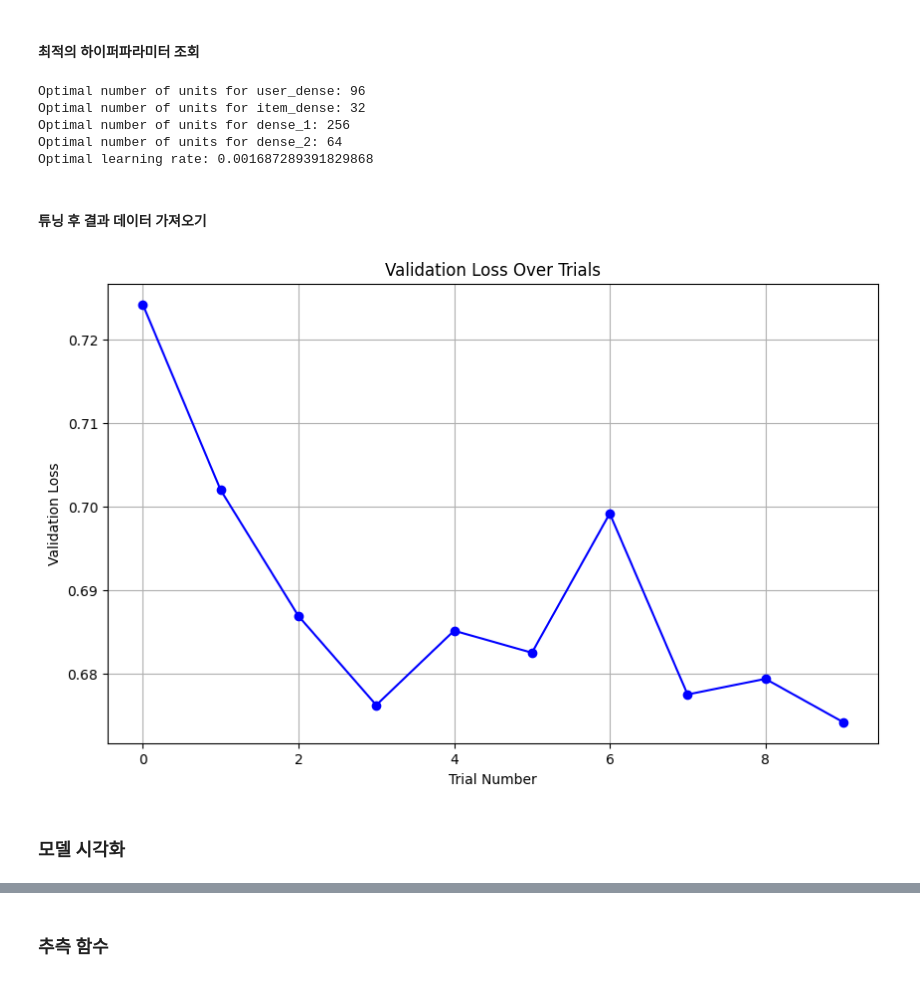
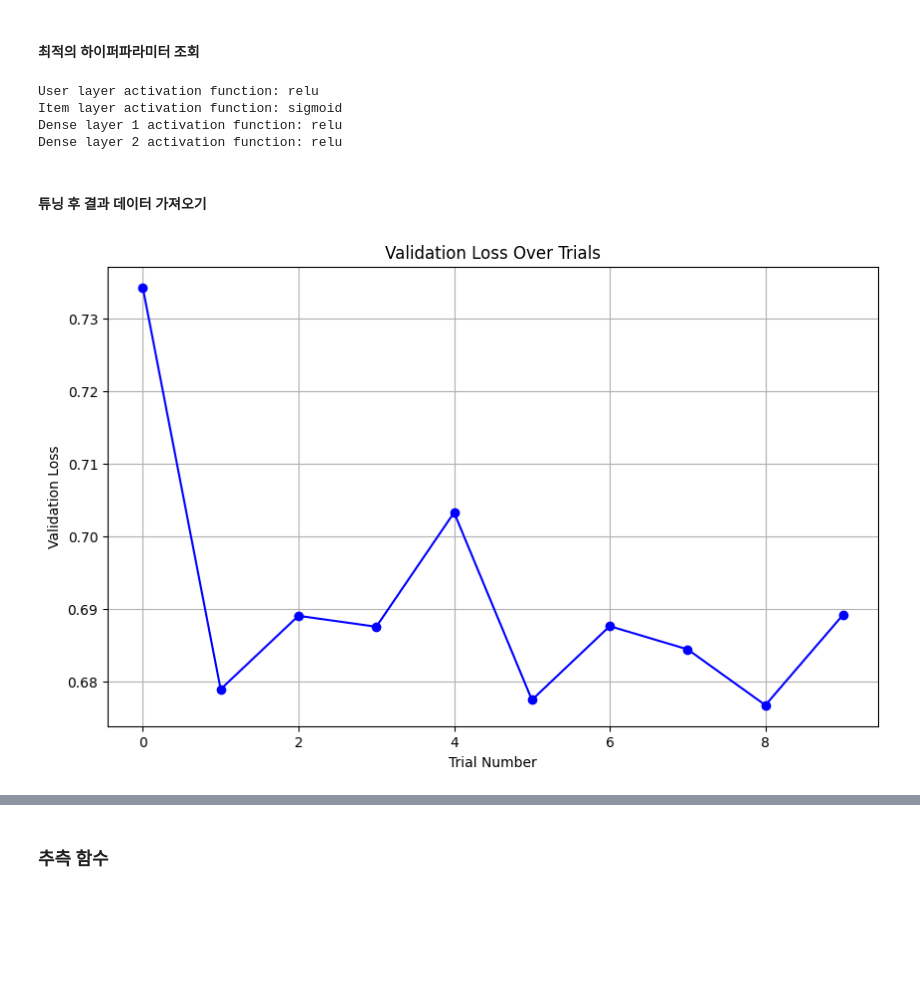
Before and after one commit to lucete171/TravelMate, a Jupyter notebook: src/code/Model.ipynb, the cells around one changed output, grey strips where cells are left out. Saved outputs shown, nothing was run; the diff lists cells and outputs as text; code cells hidden in the pictures; blank space fills up the shorter version.

Commit message:
change model

```diff
--- a/src/code/Model.ipynb
+++ b/src/code/Model.ipynb
@@ -624,27 +605,35 @@ class NCFHyperModel(HyperModel):
         user_input = Input(shape=(self.num_user_features,), name='user_input')
         item_input = Input(shape=(self.num_item_features,), name='item_input')
 
+        # Choose activation functions for user and item layers
+        user_activation = hp.Choice('user_activation', values=['relu', 'tanh', 'sigmoid'])
+        item_activation = hp.Choice('item_activation', values=['relu', 'tanh', 'sigmoid'])
+
         # Define user and item layers with tunable number of units
         user_layer = Dense(hp.Int('user_units', min_value=32, max_value=128, step=32),
-                           activation='relu', name='user_dense')(user_input)
+                           activation=user_activation, name='user_dense')(user_input)
         user_layer = Dropout(hp.Float('user_dropout', min_value=0.2, max_value=0.5, step=0.1),
                              name='user_dropout')(user_layer)
 
         item_layer = Dense(hp.Int('item_units', min_value=32, max_value=128, step=32),
-                           activation='relu', name='item_dense')(item_input)
+                           activation=item_activation, name='item_dense')(item_input)
         item_layer = Dropout(hp.Float('item_dropout', min_value=0.2, max_value=0.5, step=0.1),
                              name='item_dropout')(item_layer)
 
         # Concatenate user and item layers
         concat_layer = Concatenate()([user_layer, item_layer])
 
+        # Choose activation functions for dense layers
+        dense_1_activation = hp.Choice('dense_1_activation', values=['relu', 'tanh', 'sigmoid'])
+        dense_2_activation = hp.Choice('dense_2_activation', values=['relu', 'tanh', 'sigmoid'])
+
         # Add dense layers with tunable units and dropout rates
         dense_1 = Dense(hp.Int('dense_1_units', min_value=64, max_value=256, step=64),
-                        activation='relu', name='dense_1')(concat_layer)
+                        activation=dense_1_activation, name='dense_1')(concat_layer)
         dropout_1 = Dropout(hp.Float('dropout_1_rate', min_value=0.2, max_value=0.5, step=0.1),
                             name='dropout_1')(dense_1)
         dense_2 = Dense(hp.Int('dense_2_units', min_value=32, max_value=128, step=32),
-                        activation='relu', name='dense_2')(dropout_1)
+                        activation=dense_2_activation, name='dense_2')(dropout_1)
         dropout_2 = Dropout(hp.Float('dropout_2_rate', min_value=0.2, max_value=0.5, step=0.1),
                             name='dropout_2')(dense_2)
         output = Dense(1, activation='linear', name='output')(dropout_2)
@@ -674,8 +663,8 @@ tuner = RandomSearch(
     objective='val_mae',  # 검증 손실로 최적화
     max_trials=10,        # 시도할 하이퍼파라미터 조합 수
     executions_per_trial=2,  # 각 조합을 몇 번 실행할지
-    directory='ncf_tuning',  # 결과 저장 폴더
-    project_name='ncf_model'
+    directory='fitted_ncf_tuning_1',  # 결과 저장 폴더
+    project_name='fitted_ncf_model_1'
 )
 
 # 데이터 분리
@@ -733,50 +722,46 @@ Test MAE: 0.6503444314002991
 # %% [markdown]
 #### 최적의 하이퍼파라미터 조회
-# %%
-# 최적의 하이퍼파라미터 출력
-best_hps = tuner.get_best_hyperparameters(num_trials=1)[0]
-print(f"""
-Optimal number of units for user_dense: {best_hps.get('user_units')}
-Optimal number of units for item_dense: {best_hps.get('item_units')}
-Optimal number of units for dense_1: {best_hps.get('dense_1_units')}
-Optimal number of units for dense_2: {best_hps.get('dense_2_units')}
-Optimal learning rate: {best_hps.get('learning_rate')}
-""")
-# %% [output]
-Optimal number of units for user_dense: 96
-Optimal number of units for item_dense: 32
-Optimal number of units for dense_1: 256
-Optimal number of units for dense_2: 64
-Optimal learning rate: 0.001687289391829868
+# %%
+# 최적의 하이퍼파라미터를 얻기
+best_hps = tuner.get_best_hyperparameters(num_trials=1)[0]
+
+# 각 레이어별 activation function 출력
+print(f"User layer activation function: {best_hps.get('user_activation')}")
+print(f"Item layer activation function: {best_hps.get('item_activation')}")
+print(f"Dense layer 1 activation function: {best_hps.get('dense_1_activation')}")
+print(f"Dense layer 2 activation function: {best_hps.get('dense_2_activation')}")
+# %% [output]
+User layer activation function: relu
+Item layer activation function: sigmoid
+Dense layer 1 activation function: relu
+Dense layer 2 activation function: relu
 # %% [markdown]
 #### 튜닝 후 결과 데이터 가져오기
 # %%
 # 모든 trial의 결과를 DataFrame으로 변환
 trials = tuner.oracle.trials.values()  # 모든 trial 가져오기
 
 # trial_id로 정렬 (내림차순으로 정렬하여 최근 trial이 먼저 오도록)
 # 어떤 이유에서인지 순서가 반대로 저장되어 있음
-trials = sorted(trials, key=lambda x: x.trial_id, reverse=True)
+trials = sorted(trials, key=lambda x: x.trial_id, reverse=False)
 
 # 각 trial의 hyperparameters와 metrics 저장
 results = []
 for trial in trials:
     trial_data = trial.hyperparameters.values.copy()  # hyperparameters 가져오기
     trial_data["val_loss"] = trial.metrics.get_best_value("val_loss")  # val_loss 추가
     results.append(trial_data)
 
 # DataFrame 생성
 df = pd.DataFrame(results)
 
 # val_loss의 변화를 시각화
 plt.figure(figsize=(10, 6))
 plt.plot(df['val_loss'], marker='o', linestyle='-', color='b')
 plt.title('Validation Loss Over Trials')
 plt.xlabel('Trial Number')
 plt.ylabel('Validation Loss')
 plt.grid(True)
 plt.show()
 # %% [output]
-[figure, old version]
+[figure, new version]
-# %% [markdown]
-### 모델 시각화
```
Also changed, not shown: parts of 12 cells of this notebook, 1 other file.
